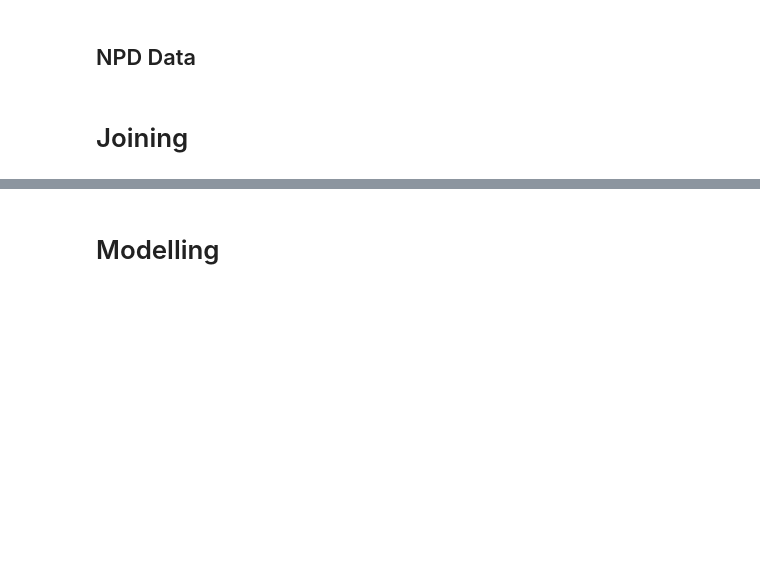
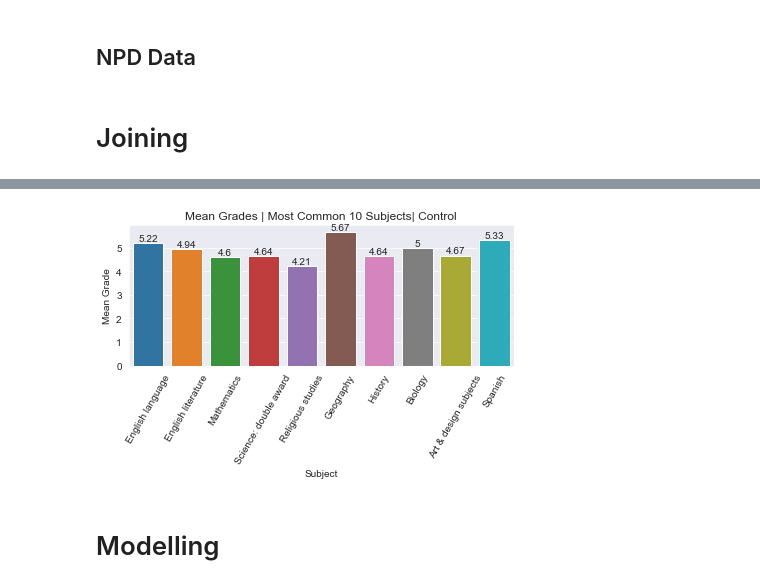
Before and after one commit to louismagowan/cag-equality, a Jupyter notebook: sandbox.ipynb, the cells around one changed output, grey strips where cells are left out. Drawn from its saved outputs; the diff is of its cells as text; code cells hidden in the pictures; blank space fills up the shorter version.

```diff
--- a/sandbox.ipynb
+++ b/sandbox.ipynb
@@ -283,3 +410,15 @@ report.to_file("eda_check.html")
+# %%
+# Plot control
+fig = sns.barplot(x = "jcqtitle", y = "grade", data = subject_control)
+fig.tick_params(axis='x', rotation=60)
+fig.set(xlabel = "Subject", ylabel = "Mean Grade",
+        title = "Mean Grades | Most Common 10 Subjects| Control")
+fig.bar_label(fig.containers[0]);
+
+plt.tight_layout()
+plt.savefig("control_subj_grades.png")
+# %% [output]
+[figure, added]
 # %% [markdown]
 # Modelling
 # %%
```
Also changed, not shown: parts of 32 cells of this notebook.
